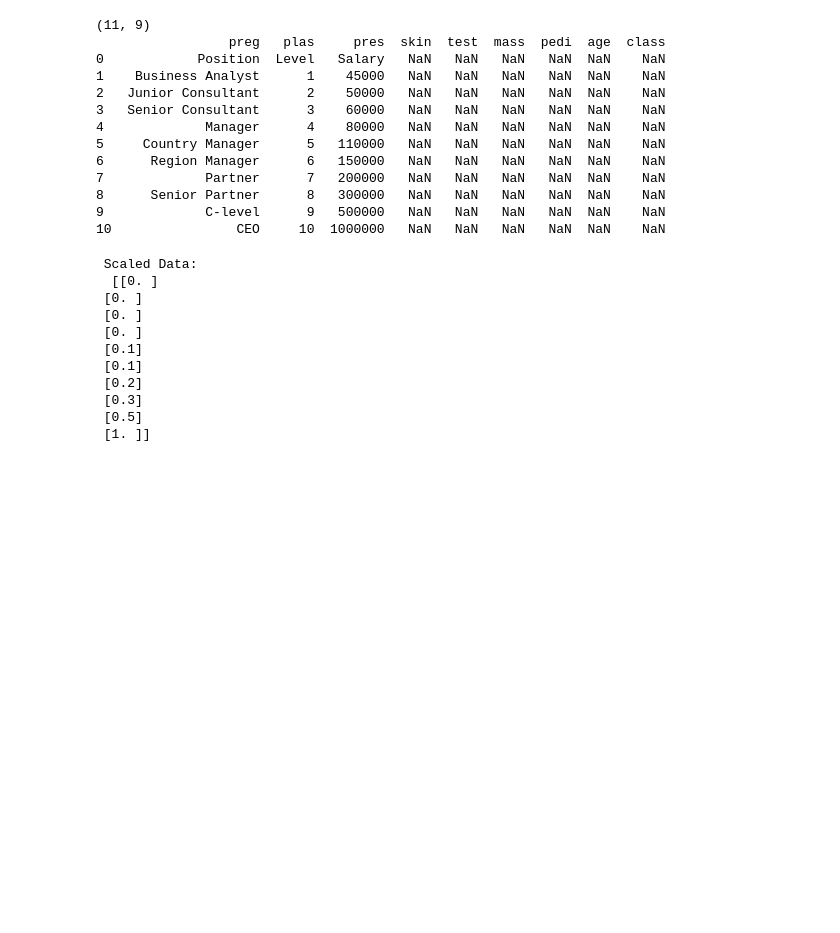
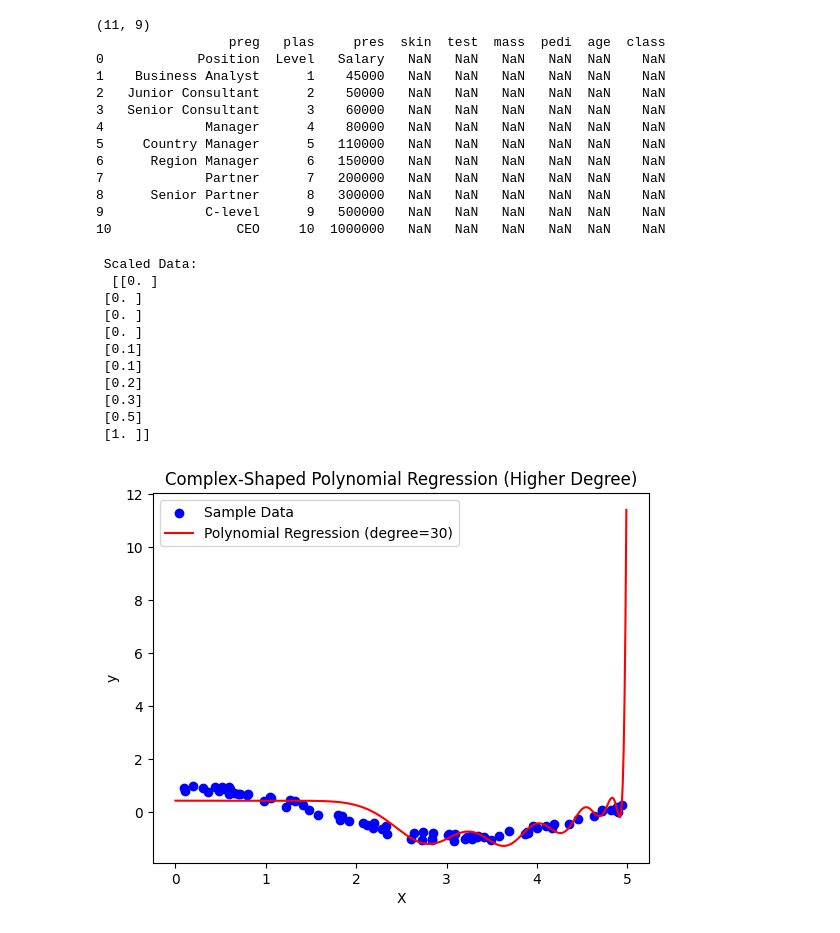
Before and after one commit to NutrinoDaya/Machine-Learning, a Jupyter notebook: test.ipynb, the cells around one changed output. Cells and saved outputs as stored; diff of their text form; code cells hidden in the pictures; blank space fills up the shorter version.

```diff
--- a/test.ipynb
+++ b/test.ipynb
@@ -99,3 +99,37 @@ print("\n Scaled Data: \n " , data_rescaled)
  [0.3]
  [0.5]
  [1. ]]
+# %%
+import numpy as np
+import matplotlib.pyplot as plt
+from sklearn.linear_model import LinearRegression
+from sklearn.preprocessing import PolynomialFeatures
+
+# Generate some sample data for the complex-shaped polynomial
+np.random.seed(0)
+X = np.sort(5 * np.random.rand(80, 1), axis=0)
+y = np.cos(X).ravel() + np.random.normal(0, 0.1, X.shape[0])
+
+# Create polynomial features with a higher degree
+poly_features = PolynomialFeatures(degree=30)
+X_poly = poly_features.fit_transform(X)
+
+# Fit a linear regression model
+model = LinearRegression()
+model.fit(X_poly, y)
+
+# Generate predictions
+X_test = np.arange(0.0, 5.0, 0.01)[:, np.newaxis]
+X_test_poly = poly_features.transform(X_test)
+y_pred = model.predict(X_test_poly)
+
+# Plot the results
+plt.scatter(X, y, color='b', label='Sample Data')
+plt.plot(X_test, y_pred, color='r', label='Polynomial Regression (degree=30)')
+plt.xlabel('X')
+plt.ylabel('y')
+plt.legend(loc='upper left')
+plt.title('Complex-Shaped Polynomial Regression (Higher Degree)')
+plt.show()
+# %% [output]
+[figure, added]
```
